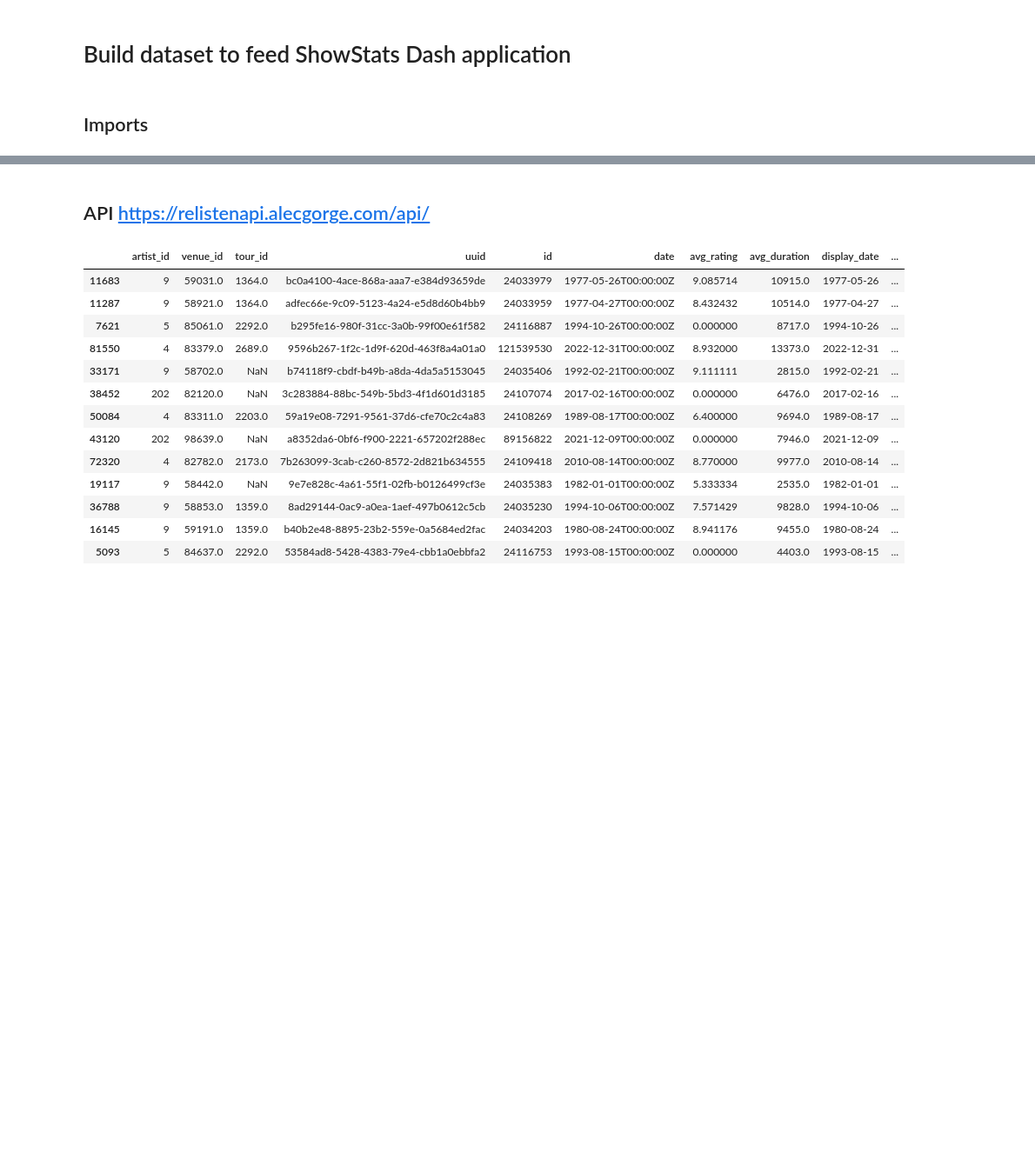
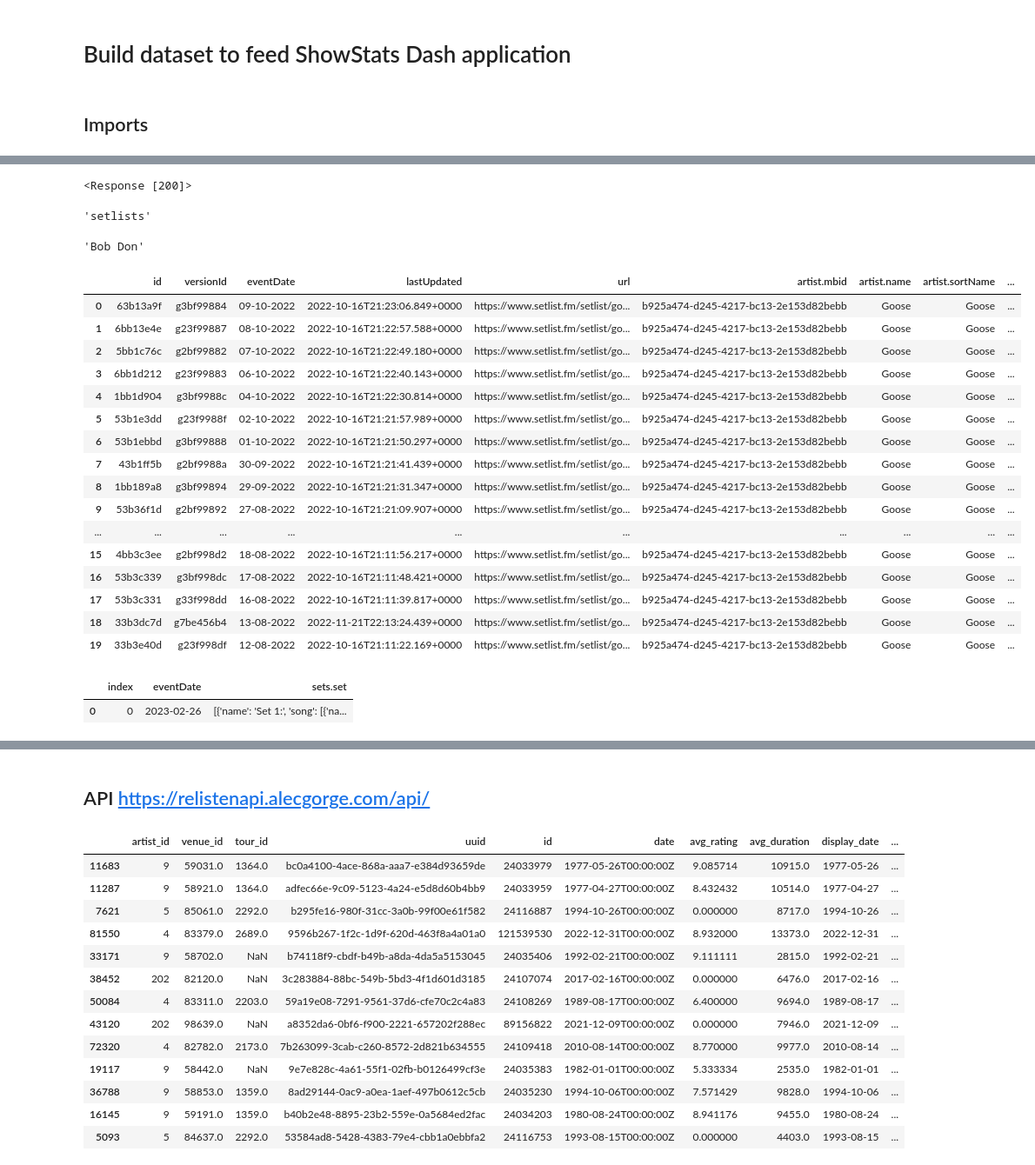
Before and after one commit to bkmurph/ShowStats, a Jupyter notebook: create_dataset/get_data.ipynb, the cells around one changed output, grey strips where cells are left out. Shown at 87% size. Drawn from its saved outputs; the diff is of its cells as text; code cells hidden in the pictures; blank space fills up the shorter version.

```diff
--- a/create_dataset/get_data.ipynb
+++ b/create_dataset/get_data.ipynb
@@ -17,0 +41,40 @@ warnings.simplefilter(action='ignore', category=FutureWarning)
+# %%
+url = 'https://api.setlist.fm/rest/1.0/artist/b925a474-d245-4217-bc13-2e153d82bebb/setlists?p=2'
+# %%
+headers = {'Accept': 'application/json',
+           'x-api-key': 'Obo7MA1IRsf4nb4mSpOYuei5L6viXmLzYd8E'
+           }
+# %%
+thingy = requests.get(url, headers=headers)
+thingy
+# %% [output]
+<Response [200]>
+# %%
+tmp = thingy.json()
+# %% [output]
+'setlists'
+# %%
+tmp['setlist'][2]['sets']['set'][0]['song'][3]['name']
+# %% [output]
+'Bob Don'
+# %%
+test = pd.json_normalize(thingy.json(), record_path=['setlist'])
+test
+# %% [output]
+|  | id | versionId | eventDate | lastUpdated | url | artist.mbid | artist.name | artist.sortName | ... |
+| 0 | 63b13a9f | g3bf99884 | 09-10-2022 | 2022-10-16T21:23:06.849+0000 | https://www.setlist.fm/setlist/go... | b925a474-d245-4217-bc13-2e153d82bebb | Goose | Goose | ... |
+| 1 | 6bb13e4e | g23f99887 | 08-10-2022 | 2022-10-16T21:22:57.588+0000 | https://www.setlist.fm/setlist/go... | b925a474-d245-4217-bc13-2e153d82bebb | Goose | Goose | ... |
+| 2 | 5bb1c76c | g2bf99882 | 07-10-2022 | 2022-10-16T21:22:49.180+0000 | https://www.setlist.fm/setlist/go... | b925a474-d245-4217-bc13-2e153d82bebb | Goose | Goose | ... |
+| 3 | 6bb1d212 | g23f99883 | 06-10-2022 | 2022-10-16T21:22:40.143+0000 | https://www.setlist.fm/setlist/go... | b925a474-d245-4217-bc13-2e153d82bebb | Goose | Goose | ... |
+| 4 | 1bb1d904 | g3bf9988c | 04-10-2022 | 2022-10-16T21:22:30.814+0000 | https://www.setlist.fm/setlist/go... | b925a474-d245-4217-bc13-2e153d82bebb | Goose | Goose | ... |
+| 5 | 53b1e3dd | g23f9988f | 02-10-2022 | 2022-10-16T21:21:57.989+0000 | https://www.setlist.fm/setlist/go... | b925a474-d245-4217-bc13-2e153d82bebb | Goose | Goose | ... |
+| 6 | 53b1ebbd | g3bf99888 | 01-10-2022 | 2022-10-16T21:21:50.297+0000 | https://www.setlist.fm/setlist/go... | b925a474-d245-4217-bc13-2e153d82bebb | Goose | Goose | ... |
+| 7 | 43b1ff5b | g2bf9988a | 30-09-2022 | 2022-10-16T21:21:41.439+0000 | https://www.setlist.fm/setlist/go... | b925a474-d245-4217-bc13-2e153d82bebb | Goose | Goose | ... |
+| 8 | 1bb189a8 | g3bf99894 | 29-09-2022 | 2022-10-16T21:21:31.347+0000 | https://www.setlist.fm/setlist/go... | b925a474-d245-4217-bc13-2e153d82bebb | Goose | Goose | ... |
+| 9 | 53b36f1d | g2bf99892 | 27-08-2022 | 2022-10-16T21:21:09.907+0000 | https://www.setlist.fm/setlist/go... | b925a474-d245-4217-bc13-2e153d82bebb | Goose | Goose | ... |
+| ... | ... | ... | ... | ... | ... | ... | ... | ... | ... |
+| 15 | 4bb3c3ee | g2bf998d2 | 18-08-2022 | 2022-10-16T21:11:56.217+0000 | https://www.setlist.fm/setlist/go... | b925a474-d245-4217-bc13-2e153d82bebb | Goose | Goose | ... |
+| 16 | 53b3c339 | g3bf998dc | 17-08-2022 | 2022-10-16T21:11:48.421+0000 | https://www.setlist.fm/setlist/go... | b925a474-d245-4217-bc13-2e153d82bebb | Goose | Goose | ... |
+| 17 | 53b3c331 | g33f998dd | 16-08-2022 | 2022-10-16T21:11:39.817+0000 | https://www.setlist.fm/setlist/go... | b925a474-d245-4217-bc13-2e153d82bebb | Goose | Goose | ... |
+| 18 | 33b3dc7d | g7be456b4 | 13-08-2022 | 2022-11-21T22:13:24.439+0000 | https://www.setlist.fm/setlist/go... | b925a474-d245-4217-bc13-2e153d82bebb | Goose | Goose | ... |
+| 19 | 33b3e40d | g23f998df | 12-08-2022 | 2022-10-16T21:11:22.169+0000 | https://www.setlist.fm/setlist/go... | b925a474-d245-4217-bc13-2e153d82bebb | Goose | Goose | ... |
@@ -17,0 +131,5 @@ warnings.simplefilter(action='ignore', category=FutureWarning)
+# %%
+tmp.iloc[[0]]
+# %% [output]
+|  | index | eventDate | sets.set |
+| 0 | 0 | 2023-02-26 | [{'name': 'Set 1:', 'song': [{'na... |
```
Also changed, not shown: parts of 15 cells of this notebook, 4 other files.
